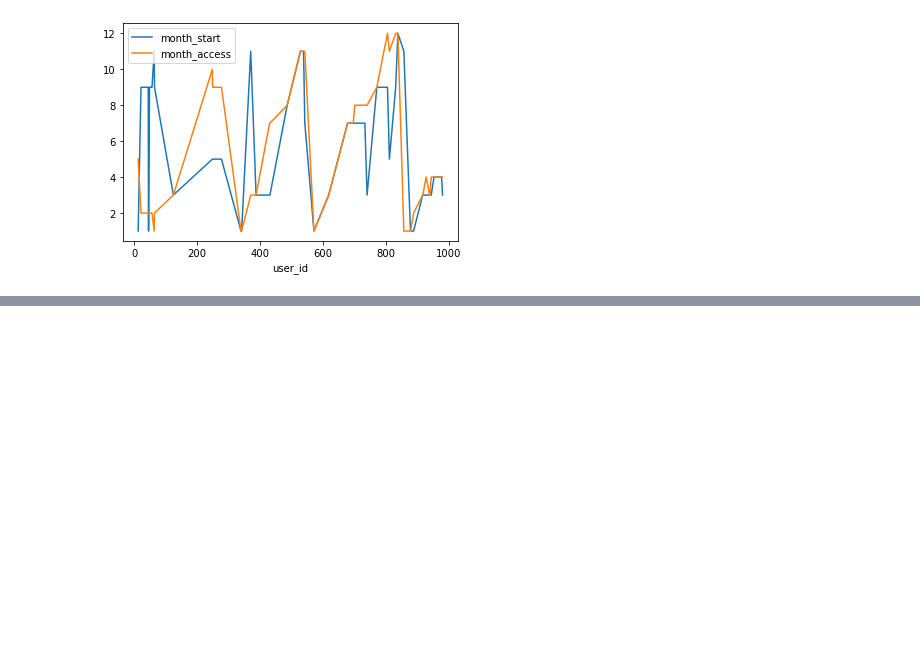
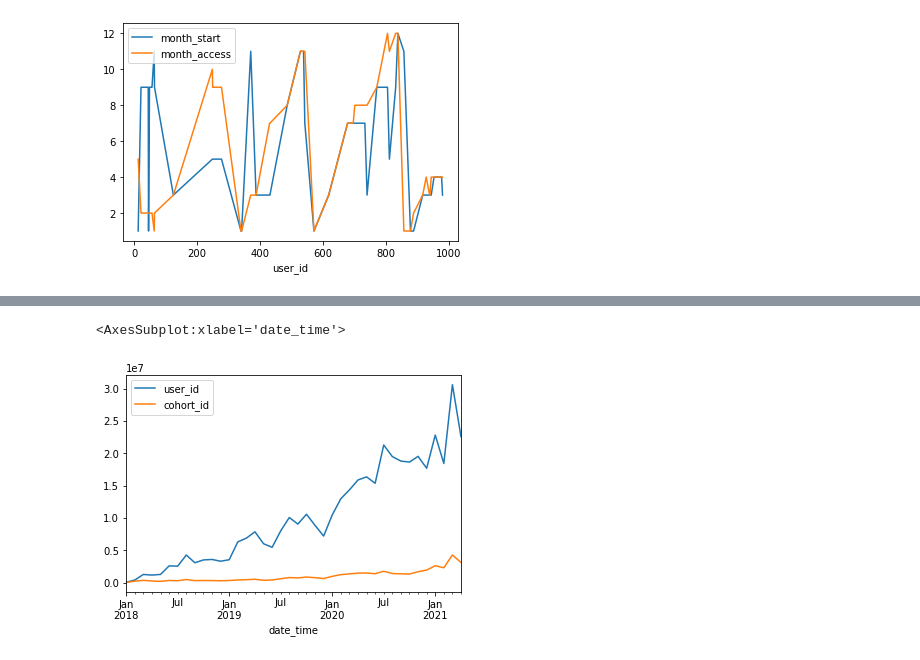
Before and after one commit to bowen-lindsey-shiben-turner/anamoly-detection, a Jupyter notebook: mindy_shiben.ipynb, the cells around one changed output, grey strips where cells are left out. Drawn from its saved outputs; the diff is of its cells as text; code cells hidden in the pictures; blank space fills up the shorter version.

```diff
--- a/mindy_shiben.ipynb
+++ b/mindy_shiben.ipynb
@@ -752,0 +809,3 @@ bottom_10[['month_start', 'month_access']].groupby(bottom_10.user_id).max().plot
+# %%
+df3 = df.set_index('date_time').sort_index()
+df3
@@ -752,0 +847,5 @@ bottom_10[['month_start', 'month_access']].groupby(bottom_10.user_id).max().plot
+# %%
+df3.resample('M').sum().plot()
+# %% [output]
+<AxesSubplot:xlabel='date_time'>
+[figure, added]
```
Also changed, not shown: parts of 97 cells of this notebook.
